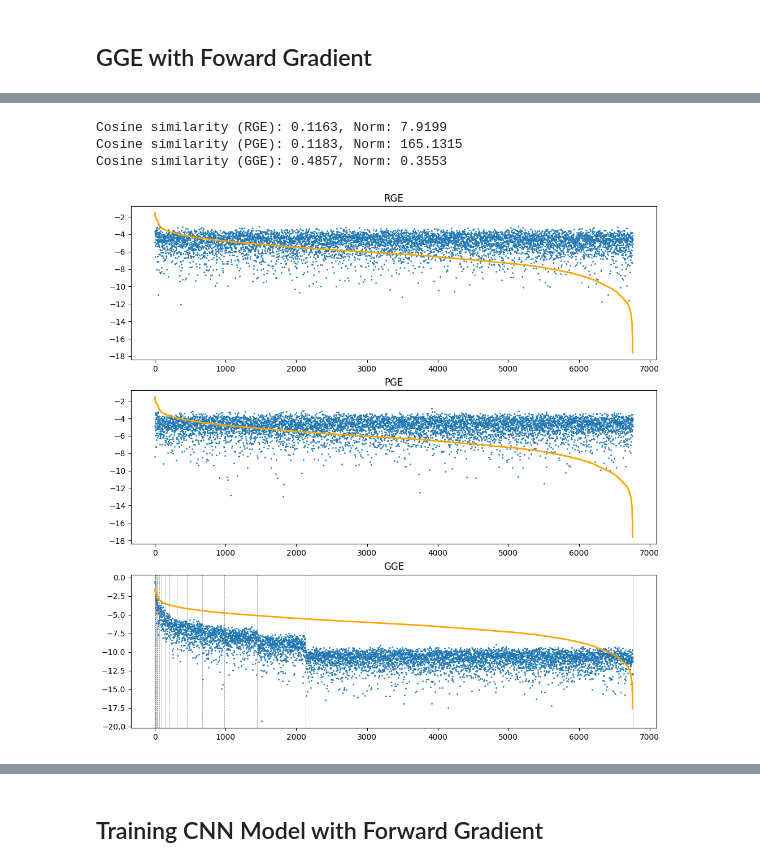
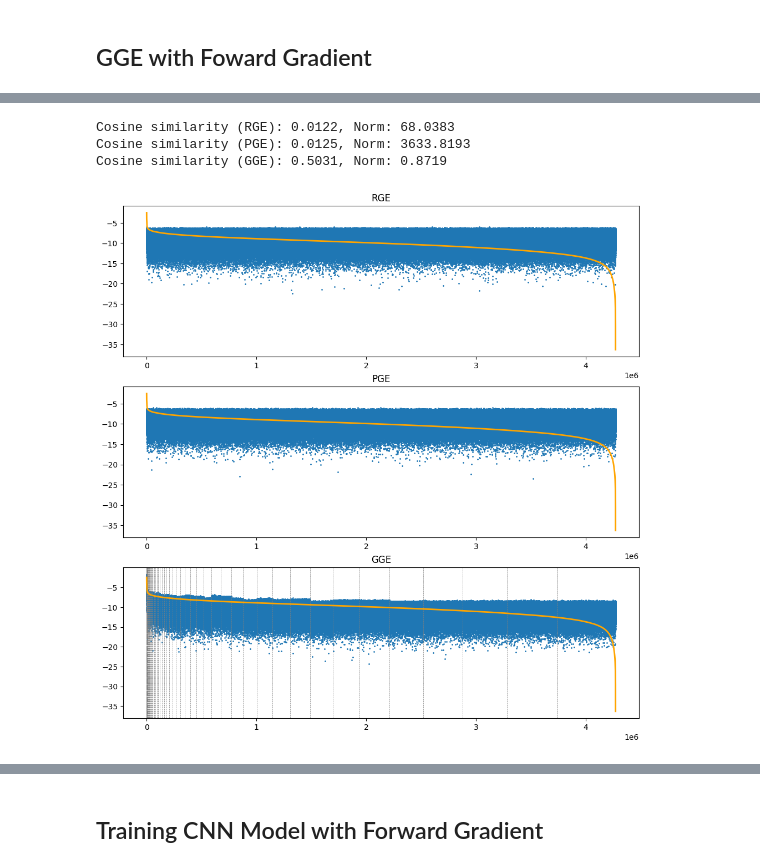
Before and after one commit to ckswjd99-lab/TorchShelf, a Jupyter notebook: examples/fwdgrad_lab.ipynb, the cells around one changed output, grey strips where cells are left out. Saved outputs shown, nothing was run; the diff lists cells and outputs as text; code cells hidden in the pictures.

```diff
--- a/examples/fwdgrad_lab.ipynb
+++ b/examples/fwdgrad_lab.ipynb
@@ -252,7 +250,7 @@ Cosine similarity (query=100): 0.1151, Norm: 7.8937
 # %%
 ## ABLATION: TYPE ##
 
-TRIAL = 20
+TRIAL = 5
 
 norm_rge = []
 norm_pge = []
@@ -395,11 +342,16 @@ input, target = input.to(DEVICE), target.to(DEVICE)
 
 config = {}
 
-num_query = 100
-num_groups = 20
+num_query = 1000
+num_groups = 100
+
+parameter = dict(model.named_parameters())
+parameter = torch.cat([p.flatten() for p in parameter.values()]).cpu().detach().numpy()
+norm_parameter = np.linalg.norm(parameter)
+parameter_abs = np.abs(parameter) / norm_parameter
 
 real_gradient = get_real_gradient(input, target, model, criterion)
-partition_dict = group_by_gradient_exp(real_gradient, num_groups, descending=True, level_noise=0.0, config=config)
+partition_dict, group_sizes = group_by_gradient_exp(real_gradient, num_groups, descending=True, level_noise=0.0, config=config)
 real_num_groups = num_groups
 real_gradient = torch.cat([p.flatten() for p in real_gradient.values()])
 real_gradient = real_gradient.cpu().detach().numpy()
@@ -420,43 +372,43 @@ norm_pge_gradient = np.linalg.norm(pge_gradient)
 pge_gradient_abs = np.abs(pge_gradient) / norm_pge_gradient
 
 gge_scaled_gradient = {}
-gge_gradient = gradient_fwd(input, target, model, functional_xent, query=num_query//num_groups, type='gge', group_dict=partition_dict, num_groups=real_num_groups, scaled_grads=gge_scaled_gradient)
+gge_gradient = gradient_fwd(input, target, model, functional_xent, query=num_query//num_groups, type='gge', group_dict=partition_dict, group_sizes=group_sizes, num_groups=real_num_groups, scaled_grads=gge_scaled_gradient, cheat_fo=True)
 gge_gradient = torch.cat([p.flatten() for p in gge_scaled_gradient.values()])
 gge_gradient = gge_gradient.cpu().detach().numpy()
 norm_gge_gradient = np.linalg.norm(gge_gradient)
 gge_gradient_abs = np.abs(gge_gradient) / norm_gge_gradient
 
 cossim_rge = np.dot(real_gradient, rge_gradient) / np.linalg.norm(real_gradient) / np.linalg.norm(rge_gradient)
 cossim_pge = np.dot(real_gradient, pge_gradient) / np.linalg.norm(real_gradient) / np.linalg.norm(pge_gradient)
 cossim_gge = np.dot(real_gradient, gge_gradient) / np.linalg.norm(real_gradient) / np.linalg.norm(gge_gradient)
 
 print(f"Cosine similarity (RGE): {cossim_rge:.4f}, Norm: {norm_rge_gradient/norm_real_gradient:.4f}")
 print(f"Cosine similarity (PGE): {cossim_pge:.4f}, Norm: {norm_pge_gradient/norm_real_gradient:.4f}")
 print(f"Cosine similarity (GGE): {cossim_gge:.4f}, Norm: {norm_gge_gradient/norm_real_gradient:.4f}")
 
-gradient_stacked = np.stack([np.log(real_gradient_abs), np.log(rge_gradient_abs), np.log(pge_gradient_abs), np.log(gge_gradient_abs)])
+gradient_stacked = np.stack([np.log(real_gradient_abs), np.log(parameter_abs), np.log(rge_gradient_abs), np.log(pge_gradient_abs), np.log(gge_gradient_abs)])
 gradient_sorted = gradient_stacked[:, gradient_stacked[0].argsort()[::-1]]
 
 # plot 3 subfigures
 fig, axs = plt.subplots(3, 1, figsize=(12, 12))
 
 indices = np.arange(len(real_gradient))
 for i, ax in enumerate(axs):
     if i == 2:
         # draw vertical group boundaries, the size increases exponentially
         r = config['r']
         for j in range(real_num_groups):
             ax.axvline(x=config['milestone_indices'][j], color='gray', linestyle='--', linewidth=0.5)
         ax.axvline(x=config['milestone_indices'][real_num_groups-1], color='gray', linestyle='--', linewidth=0.5, label='Group boundary')
 
-    ax.scatter(indices, gradient_sorted[i+1], label=['RGE', 'PGE', 'GGE'][i], s=1)
+    ax.scatter(indices, gradient_sorted[i+2], label=['RGE', 'PGE', 'GGE'][i], s=1)
     ax.plot(gradient_sorted[0], label='Real', linewidth=2, color='orange')
     ax.set_title(['RGE', 'PGE', 'GGE'][i])
 # %% [output]
-Cosine similarity (RGE): 0.1163, Norm: 7.9199
-Cosine similarity (PGE): 0.1183, Norm: 165.1315
-Cosine similarity (GGE): 0.4857, Norm: 0.3553
+Cosine similarity (RGE): 0.0122, Norm: 68.0383
+Cosine similarity (PGE): 0.0125, Norm: 3633.8193
+Cosine similarity (GGE): 0.5031, Norm: 0.8719
-[figure, old version]
+[figure, new version]
 # %%
 ## SCALER ##
 
```
Also changed, not shown: parts of 11 cells of this notebook, 2 other files.
